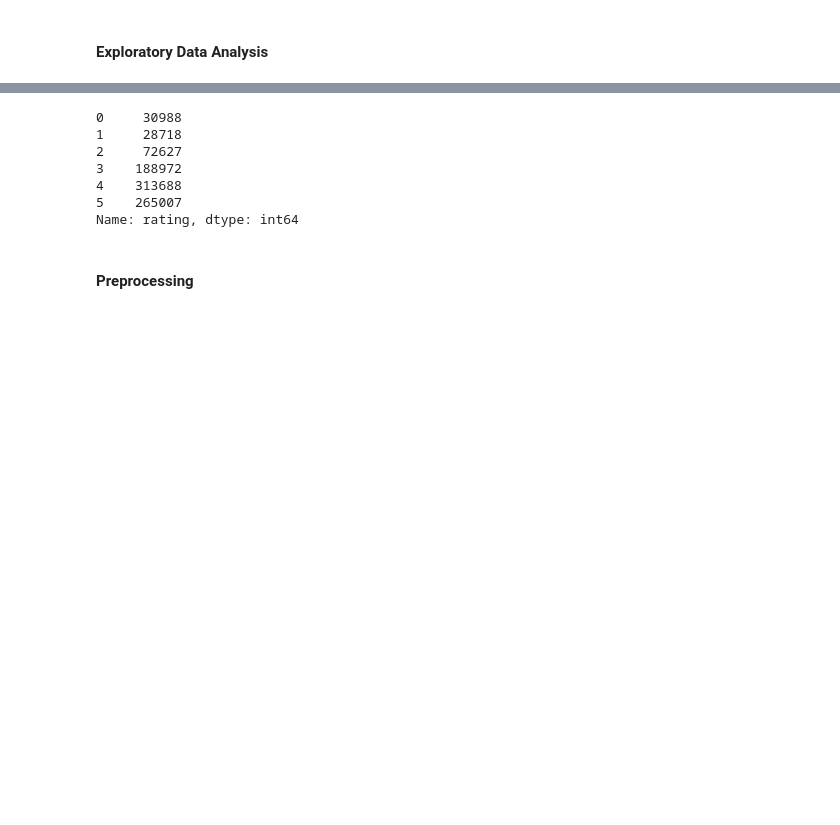
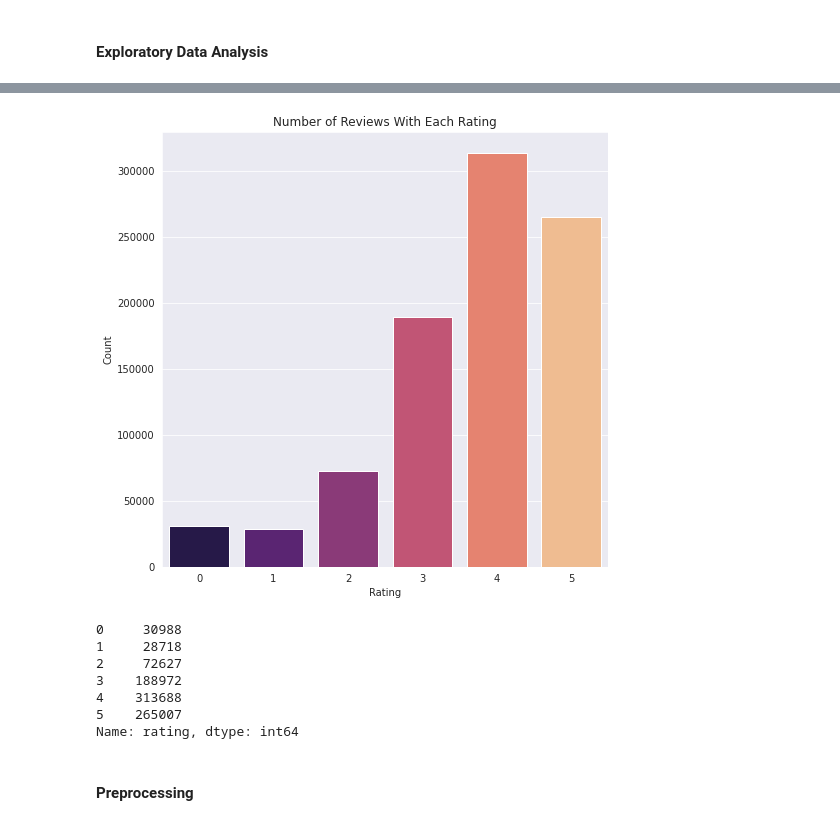
Before and after one commit to terence-yeung/goodreads_books_reviews, a Jupyter notebook: goodreads_books_reviews.ipynb, the cells around one changed output, grey strips where cells are left out. Saved outputs shown, nothing was run; the diff lists cells and outputs as text; code cells hidden in the pictures; blank space fills up the shorter version.

```diff
--- a/goodreads_books_reviews.ipynb
+++ b/goodreads_books_reviews.ipynb
@@ -30,6 +12,10 @@ from google.colab import drive
 
 import numpy as np
 import pandas as pd
+import matplotlib.pyplot as plt
+import seaborn as sns
+%matplotlib inline
+sns.set_style('darkgrid')
 
 from sklearn.metrics import accuracy_score, recall_score, precision_score, f1_score
 
@@ -37,7 +23,8 @@ from transformers import AutoTokenizer, AutoModelForSequenceClassification, Data
 from datasets import load_dataset
 from huggingface_hub import notebook_login
 
-import torch
+from torch import cuda
+device = 'cuda' if cuda.is_available() else 'cpu' # Setting up the device for GPU usage
 # %% [markdown]
 #### Load Data
 # %%
@@ -91,8 +69,17 @@ goodreads_test_df.head()
 | 3 | b9450d1c1f97f891c392b1105959b56e | 17020 | 8a46df0bb997269d6834f9437a4b0a77 | ** spoiler alert ** \n If you fee... | Thu Nov 01 00:28:39 -0700 2012 | Sat Nov 03 11:35:22 -0700 2012 | Sat Nov 03 11:35:22 -0700 2012 | Thu Nov 01 00:00:00 -0700 2012 | 0 | ... |
 | 4 | b9450d1c1f97f891c392b1105959b56e | 12551082 | d11d3091e22f1cf3cb865598de197599 | 3.5 stars \n I read and enjoyed t... | Thu Oct 18 00:57:00 -0700 2012 | Mon Apr 01 23:00:51 -0700 2013 | Sat Mar 30 00:00:00 -0700 2013 | Fri Mar 29 00:00:00 -0700 2013 | 0 | ... |
 # %%
-goodreads_train_df['rating'].value_counts().sort_index()
+# Class distribution of training set
+
+plt.figure(figsize=(8, 8))
+sns.barplot(x=goodreads_train_df['rating'].value_counts().index, y=goodreads_train_df['rating'].value_counts(), data=goodreads_train_df, palette='magma')
+plt.title('Number of Reviews With Each Rating')
+plt.xlabel('Rating')
+plt.ylabel('Count')
+plt.show()
+print(goodreads_train_df['rating'].value_counts().sort_index())
 # %% [output]
+[figure, added]
 0     30988
 1     28718
 2     72627
```
Also changed, not shown: parts of 17 cells of this notebook.
